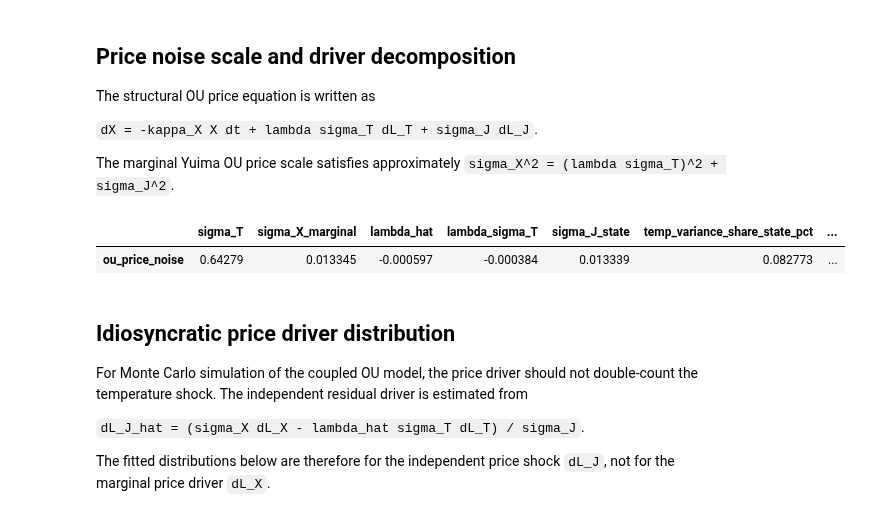
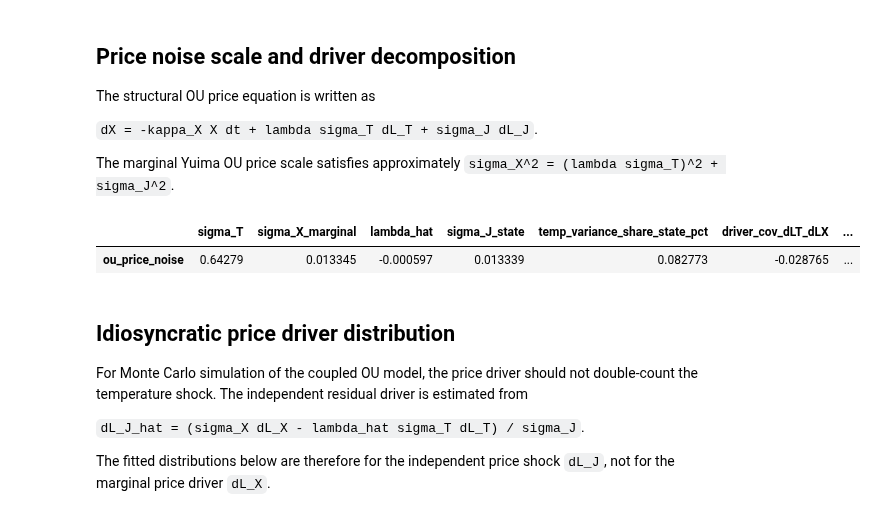
Before and after one commit to gabrielprieurq/carma-quonto, a Jupyter notebook: notebooks/10_ou_lambda.ipynb, the cells around one changed output. Cells and saved outputs as stored; diff of their text form; code cells hidden in the pictures.

```diff
--- a/notebooks/10_ou_lambda.ipynb
+++ b/notebooks/10_ou_lambda.ipynb
@@ -533,36 +533,35 @@ sigma_J_state = float(np.sqrt(max(sigma_X_marginal**2 - (lambda_hat * sigma_T) *
 temp_variance_share_state_pct = float(
     100.0 * (lambda_hat * sigma_T) ** 2 / sigma_X_marginal**2
     if sigma_X_marginal > 0
     else np.nan
 )
 
 driver_cov = centered_covariance(dL_T, dL_X)
 driver_slope_marginal = driver_cov / float(np.var(dL_T))
 lambda_from_driver_regression = driver_slope_marginal * sigma_X_marginal / sigma_T
 driver_resid = dL_X - driver_slope_marginal * dL_T
 sigma_J_driver_marginal_units = float(np.std(driver_resid, ddof=1))
 
 price_noise_scale = pd.DataFrame(
     {
         "sigma_T": [sigma_T],
         "sigma_X_marginal": [sigma_X_marginal],
         "lambda_hat": [lambda_hat],
-        "lambda_sigma_T": [lambda_hat * sigma_T],
         "sigma_J_state": [sigma_J_state],
         "temp_variance_share_state_pct": [temp_variance_share_state_pct],
         "driver_cov_dLT_dLX": [driver_cov],
         "driver_slope_marginal_units": [driver_slope_marginal],
         "lambda_from_driver_regression": [lambda_from_driver_regression],
         "sigma_J_driver_marginal_units": [sigma_J_driver_marginal_units],
     },
     index=["ou_price_noise"],
 )
 display(price_noise_scale.round(8))
 
 price_noise_scale.reset_index(names="model").to_csv(LEVY_DIR / "ou_price_noise_scale.csv", index=False)
 # %% [output]
-|  | sigma_T | sigma_X_marginal | lambda_hat | lambda_sigma_T | sigma_J_state | temp_variance_share_state_pct | ... |
-| ou_price_noise | 0.64279 | 0.013345 | -0.000597 | -0.000384 | 0.013339 | 0.082773 | ... |
+|  | sigma_T | sigma_X_marginal | lambda_hat | sigma_J_state | temp_variance_share_state_pct | driver_cov_dLT_dLX | ... |
+| ou_price_noise | 0.64279 | 0.013345 | -0.000597 | 0.013339 | 0.082773 | -0.028765 | ... |
 # %% [markdown]
 ## Idiosyncratic price driver distribution
 
```
Also changed, not shown: parts of 1 cell of this notebook, 10 other files.
